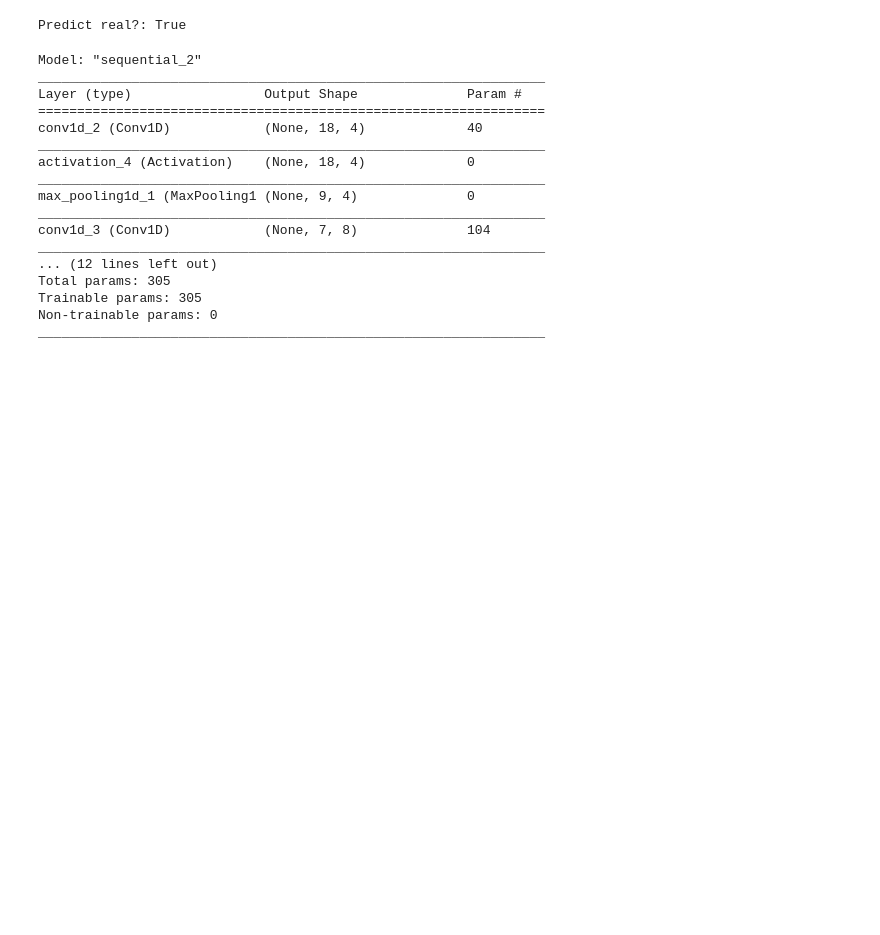
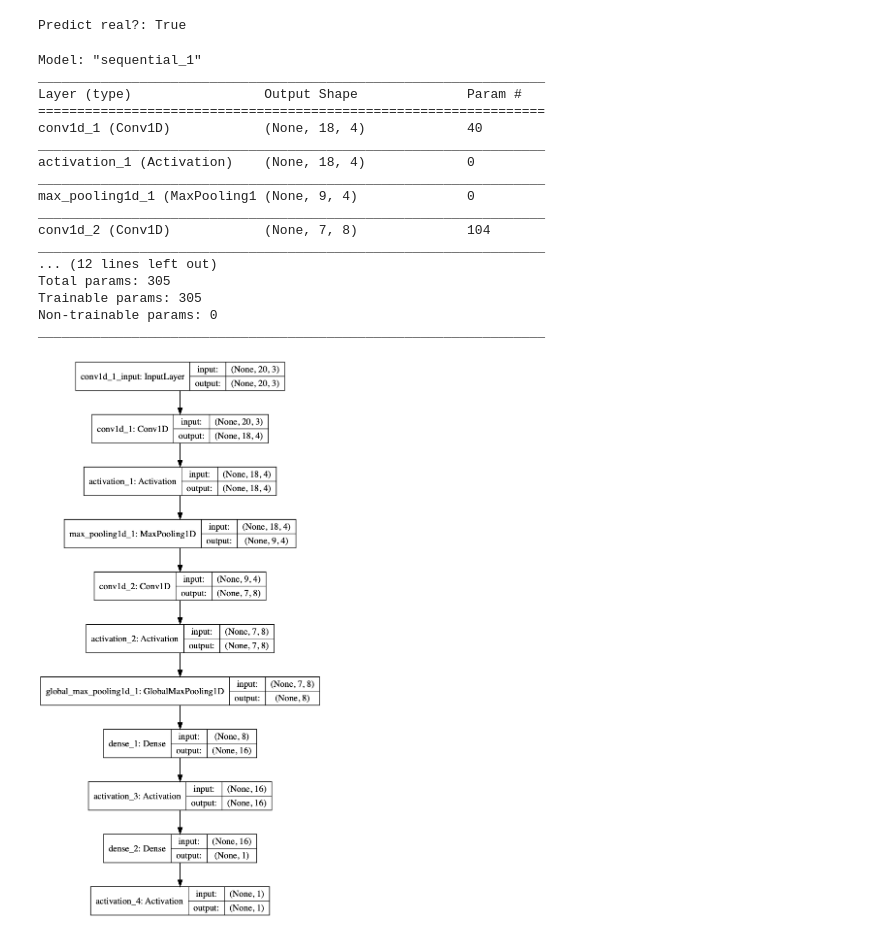
Before and after one commit to SamChatfield/final-year-project, a Jupyter notebook: cnn_test.ipynb, the cells around one changed output. Saved outputs shown, nothing was run; the diff lists cells and outputs as text; code cells hidden in the pictures; blank space fills up the shorter version.

```diff
--- a/cnn_test.ipynb
+++ b/cnn_test.ipynb
@@ -151,24 +176,28 @@ print(f'Predict real?: {pred_real}')
 # %% [output]
 Predict real?: True
 # %%
-model2 = cnn.CNNModel2(train_data_gen.input_shape())
+model2 = cnn.CNNModel2(t_gen.input_shape())
 model2.summary()
 # %% [output]
-Model: "sequential_2"
+Model: "sequential_1"
 _________________________________________________________________
 Layer (type)                 Output Shape              Param #
 =================================================================
-conv1d_2 (Conv1D)            (None, 18, 4)             40
+conv1d_1 (Conv1D)            (None, 18, 4)             40
 _________________________________________________________________
-activation_4 (Activation)    (None, 18, 4)             0
+activation_1 (Activation)    (None, 18, 4)             0
 _________________________________________________________________
 max_pooling1d_1 (MaxPooling1 (None, 9, 4)              0
 _________________________________________________________________
-conv1d_3 (Conv1D)            (None, 7, 8)              104
+conv1d_2 (Conv1D)            (None, 7, 8)              104
 _________________________________________________________________
 ... (12 lines left out)
 Total params: 305
 Trainable params: 305
 Non-trainable params: 0
 _________________________________________________________________
+# %%
+utils.plot_model(model2, to_file='images/cnn2.png')
+# %% [output]
+[figure, added]
 # %%
```
Also changed, not shown: parts of 22 cells of this notebook.
